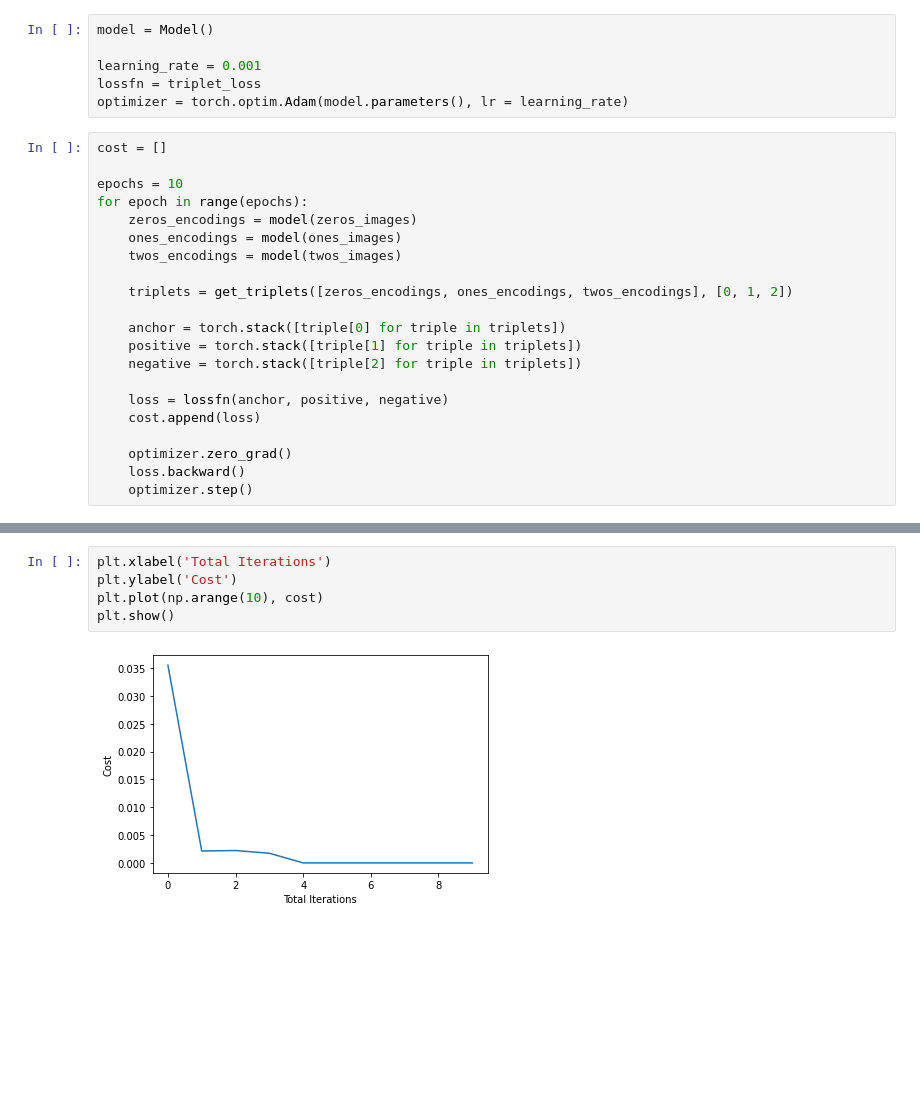
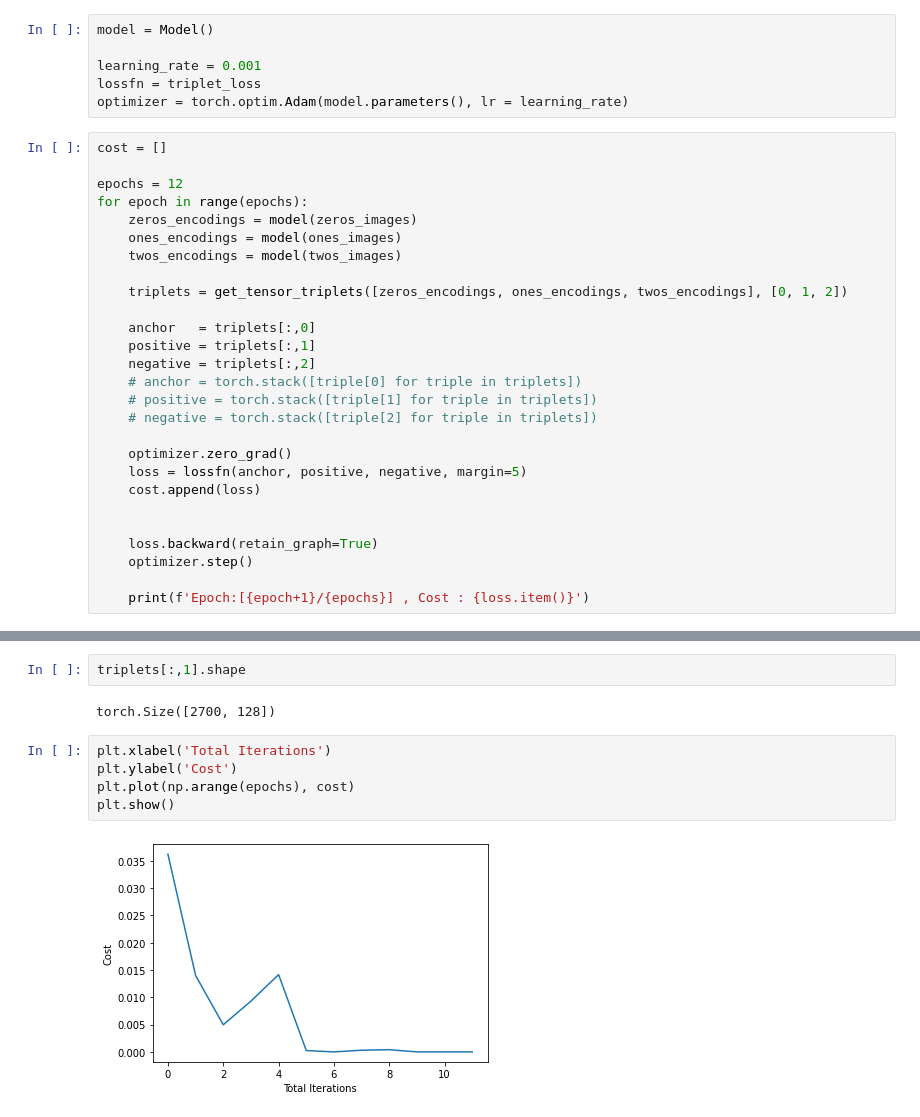
Before and after one commit to ABD-01/MNIST, a Jupyter notebook: Triplet Loss/TRIPLET_LOSS_Pytorch.ipynb, the cells around one changed output, grey strips where cells are left out. Drawn from its saved outputs; the diff is of its cells as text; blank space fills up the shorter version.

Commit message:
Trained the Model, and modified get triplets functuon

```diff
--- a/Triplet Loss/TRIPLET_LOSS_Pytorch.ipynb
+++ b/Triplet Loss/TRIPLET_LOSS_Pytorch.ipynb
@@ -263,21 +342,27 @@ optimizer = torch.optim.Adam(model.parameters(), lr = learning_rate)
 # %%
 cost = []
 
-epochs = 10
+epochs = 12
 for epoch in range(epochs):
     zeros_encodings = model(zeros_images)
     ones_encodings = model(ones_images)
     twos_encodings = model(twos_images)
 
-    triplets = get_triplets([zeros_encodings, ones_encodings, twos_encodings], [0, 1, 2])
+    triplets = get_tensor_triplets([zeros_encodings, ones_encodings, twos_encodings], [0, 1, 2])
 
-    anchor = torch.stack([triple[0] for triple in triplets])
-    positive = torch.stack([triple[1] for triple in triplets])
-    negative = torch.stack([triple[2] for triple in triplets])
+    anchor   = triplets[:,0]
+    positive = triplets[:,1]
+    negative = triplets[:,2]
+    # anchor = torch.stack([triple[0] for triple in triplets])
+    # positive = torch.stack([triple[1] for triple in triplets])
+    # negative = torch.stack([triple[2] for triple in triplets])
 
-    loss = lossfn(anchor, positive, negative)
+    optimizer.zero_grad()
+    loss = lossfn(anchor, positive, negative, margin=5)
     cost.append(loss)
 
-    optimizer.zero_grad()
-    loss.backward()
+
+    loss.backward(retain_graph=True)
     optimizer.step()
+
+    print(f'Epoch:[{epoch+1}/{epochs}] , Cost : {loss.item()}')
@@ -284,10 +382,14 @@ for epoch in range(epochs):
+# %%
+triplets[:,1].shape
+# %% [output]
+torch.Size([2700, 128])
 # %%
 plt.xlabel('Total Iterations')
 plt.ylabel('Cost')
-plt.plot(np.arange(10), cost)
+plt.plot(np.arange(epochs), cost)
 plt.show()
 # %% [output]
-[figure, old version]
+[figure, new version]
 # %%
 plot_embeddings([zeros_encodings, ones_encodings, twos_encodings], [0,1,2])
 # %% [output]
```
Also changed, not shown: parts of 34 cells of this notebook.
